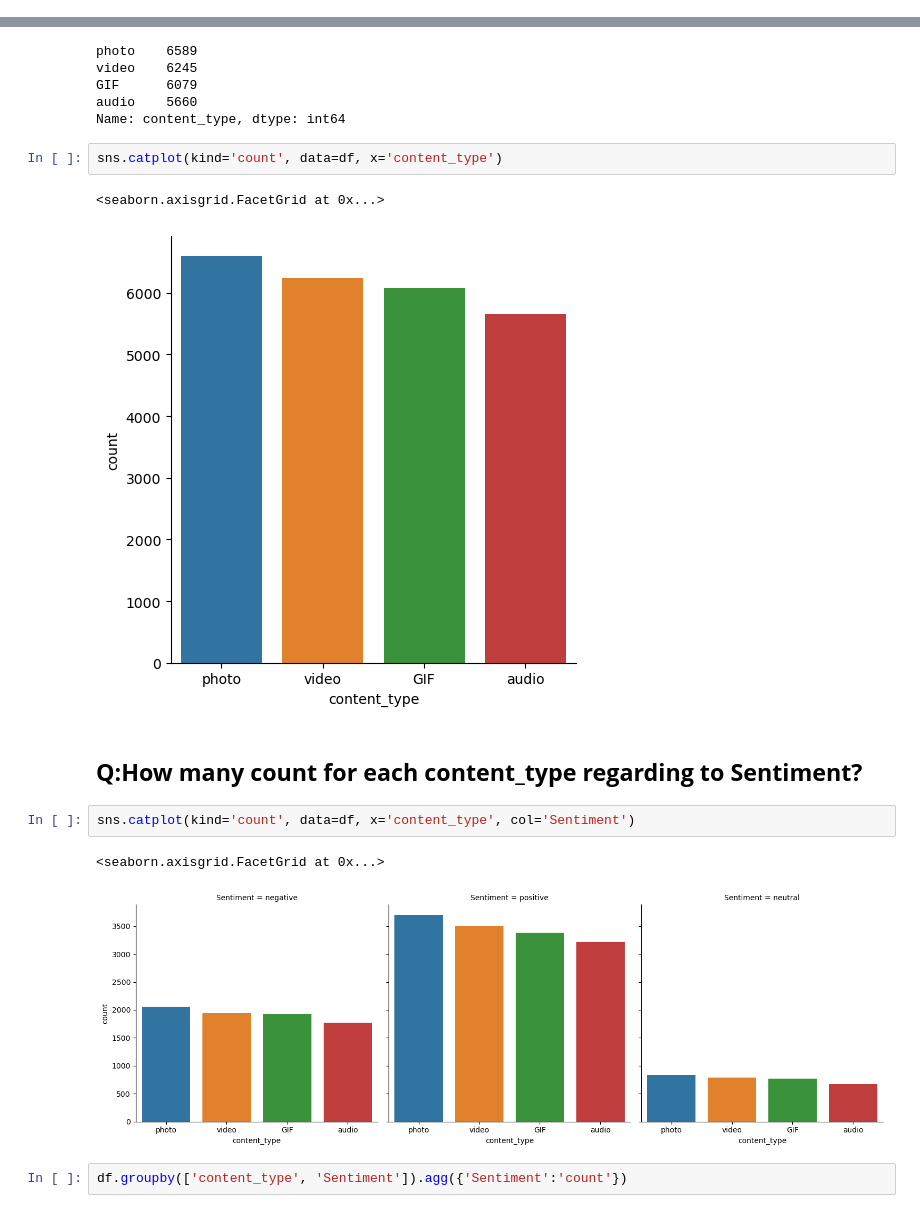
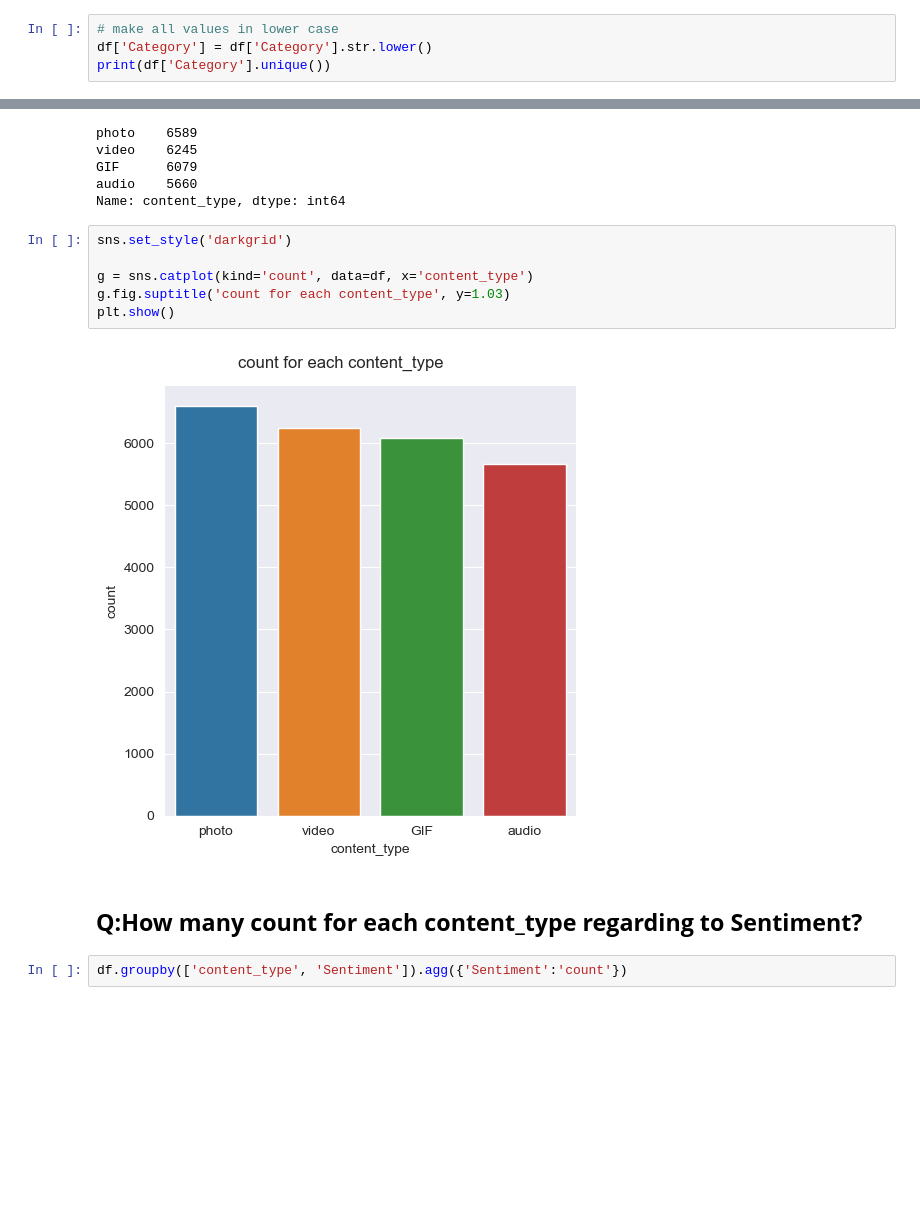
Before and after one commit to AhmAnwar/accenture_virtual_experience_VE_by_Forage, a Jupyter notebook: accenture_task.ipynb, the cells around one changed output, grey strips where cells are left out. Saved outputs shown, nothing was run; the diff lists cells and outputs as text; blank space fills up the shorter version.

```diff
--- a/accenture_task.ipynb
+++ b/accenture_task.ipynb
@@ -170,0 +171,4 @@ array(['Studying', 'healthy eating', 'dogs', 'public speaking', 'science',
+# %%
+# make all values in lower case
+df['Category'] = df['Category'].str.lower()
+print(df['Category'].unique())
@@ -216,17 +253,15 @@ GIF      6079
 audio    5660
 Name: content_type, dtype: int64
 # %%
-sns.catplot(kind='count', data=df, x='content_type')
+sns.set_style('darkgrid')
+
+g = sns.catplot(kind='count', data=df, x='content_type')
+g.fig.suptitle('count for each content_type', y=1.03)
+plt.show()
 # %% [output]
-<seaborn.axisgrid.FacetGrid at 0x...>
-[figure, old version]
+[figure, new version]
 # %% [markdown]
 ## **Q:How many count for each content_type regarding to Sentiment?**
-# %%
-sns.catplot(kind='count', data=df, x='content_type', col='Sentiment')
-# %% [output]
-<seaborn.axisgrid.FacetGrid at 0x...>
-[figure, removed]
 # %%
 df.groupby(['content_type', 'Sentiment']).agg({'Sentiment':'count'})
 # %% [output]
```
Also changed, not shown: parts of 21 cells of this notebook.
